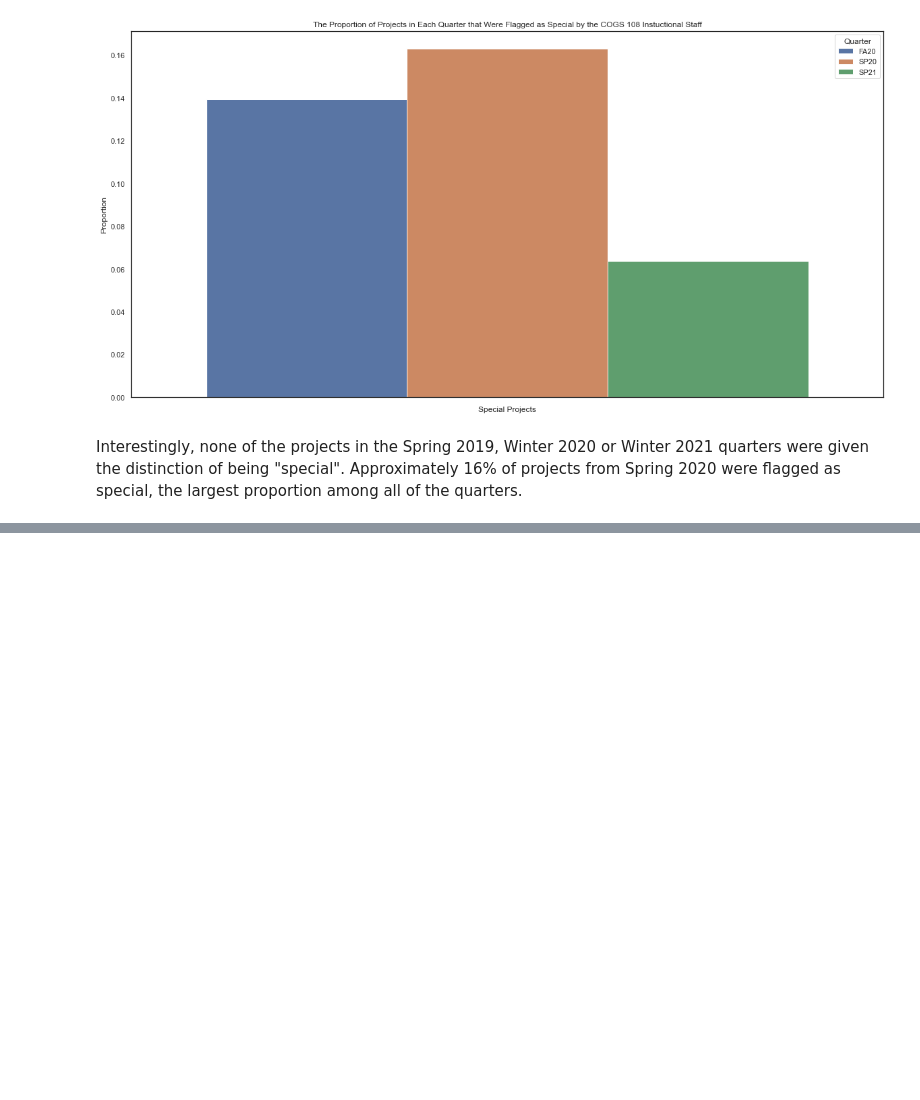
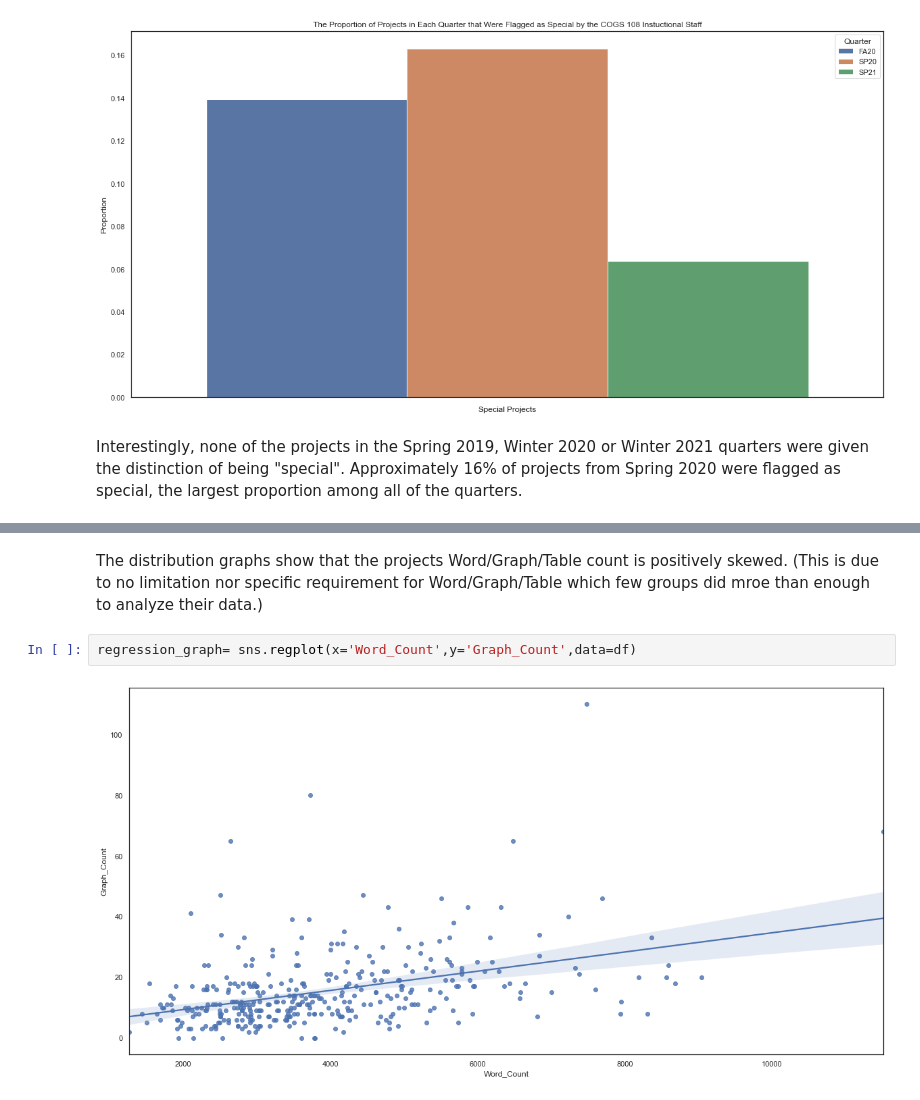
Before and after one commit to jchung01/COGS108-Project-Copy, a Jupyter notebook: EDACheckpointGroup096-Fa21.ipynb, the cells around one changed output, grey strips where cells are left out. Drawn from its saved outputs; the diff is of its cells as text; blank space fills up the shorter version.

```diff
--- a/EDACheckpointGroup096-Fa21.ipynb
+++ b/EDACheckpointGroup096-Fa21.ipynb
@@ -249,0 +262,6 @@ Interestingly, none of the projects in the Spring 2019, Winter 2020 or Winter 20
+# %% [markdown]
+The distribution graphs show that the projects Word/Graph/Table count is positively skewed. (This is due to no limitation nor specific requirement for Word/Graph/Table which few groups did mroe than enough to analyze their data.)
+# %%
+regression_graph= sns.regplot(x='Word_Count',y='Graph_Count',data=df)
+# %% [output]
+[figure, added]
```
Also changed, not shown: parts of 11 cells of this notebook.
